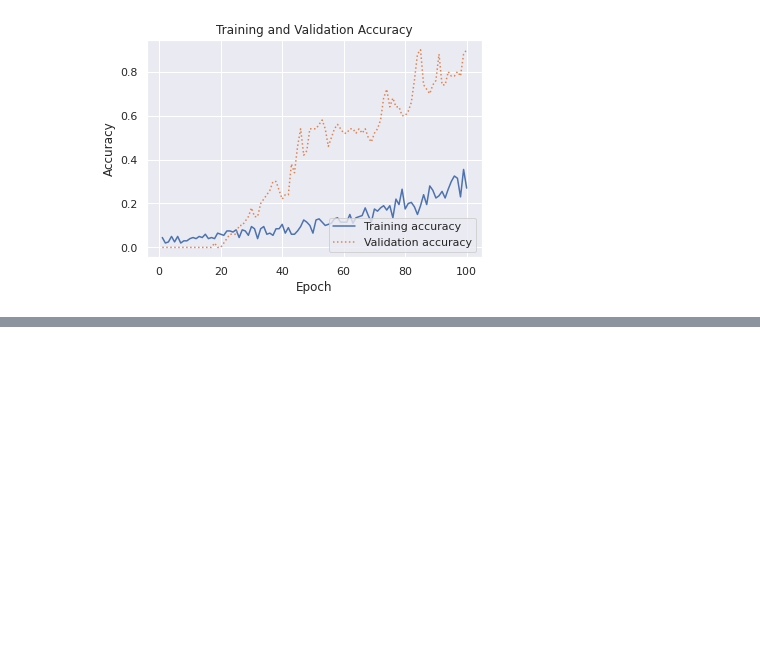
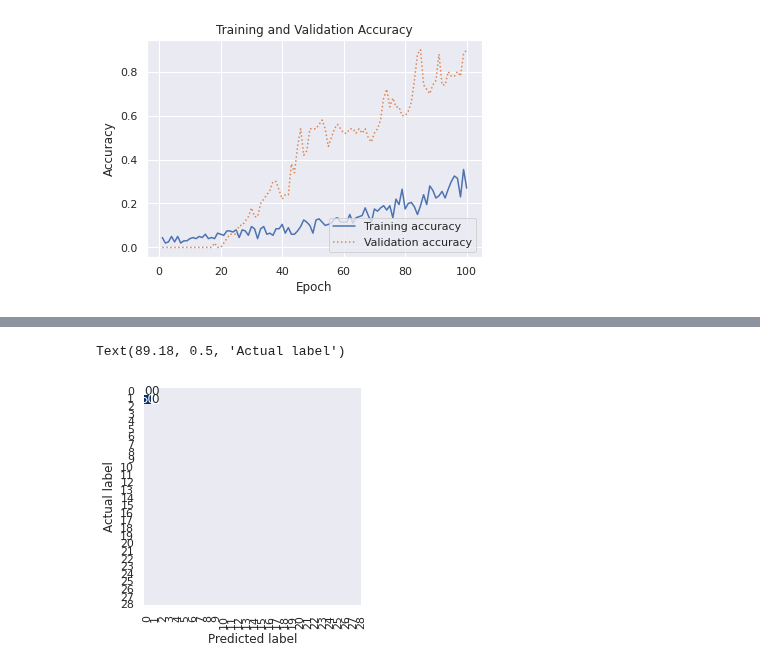
Before and after one commit to ruslanmv/Neural-Networks-from-Scratch, a Jupyter notebook: 3_Training_model_keras.ipynb, the cells around one changed output, grey strips where cells are left out. Drawn from its saved outputs; the diff is of its cells as text; code cells hidden in the pictures; blank space fills up the shorter version.

```diff
--- a/3_Training_model_keras.ipynb
+++ b/3_Training_model_keras.ipynb
@@ -267,0 +290,7 @@ plt.plot()
+# %%
+sns.heatmap(mat, square=True, annot=True, fmt='d', cbar=False, cmap='Blues',xticklabels=labels, yticklabels=labels)
+plt.xlabel('Predicted label')
+plt.ylabel('Actual label')
+# %% [output]
+Text(89.18, 0.5, 'Actual label')
+[figure, added]
```
Also changed, not shown: parts of 4 cells of this notebook.
